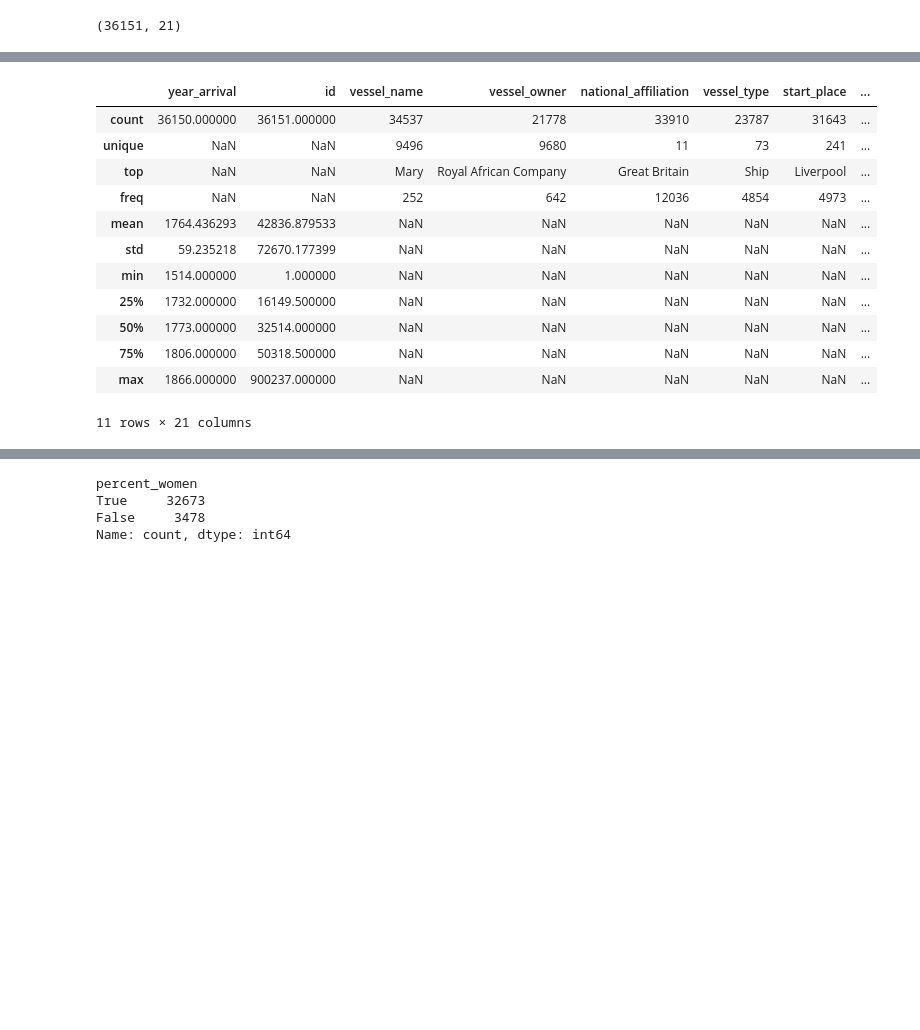
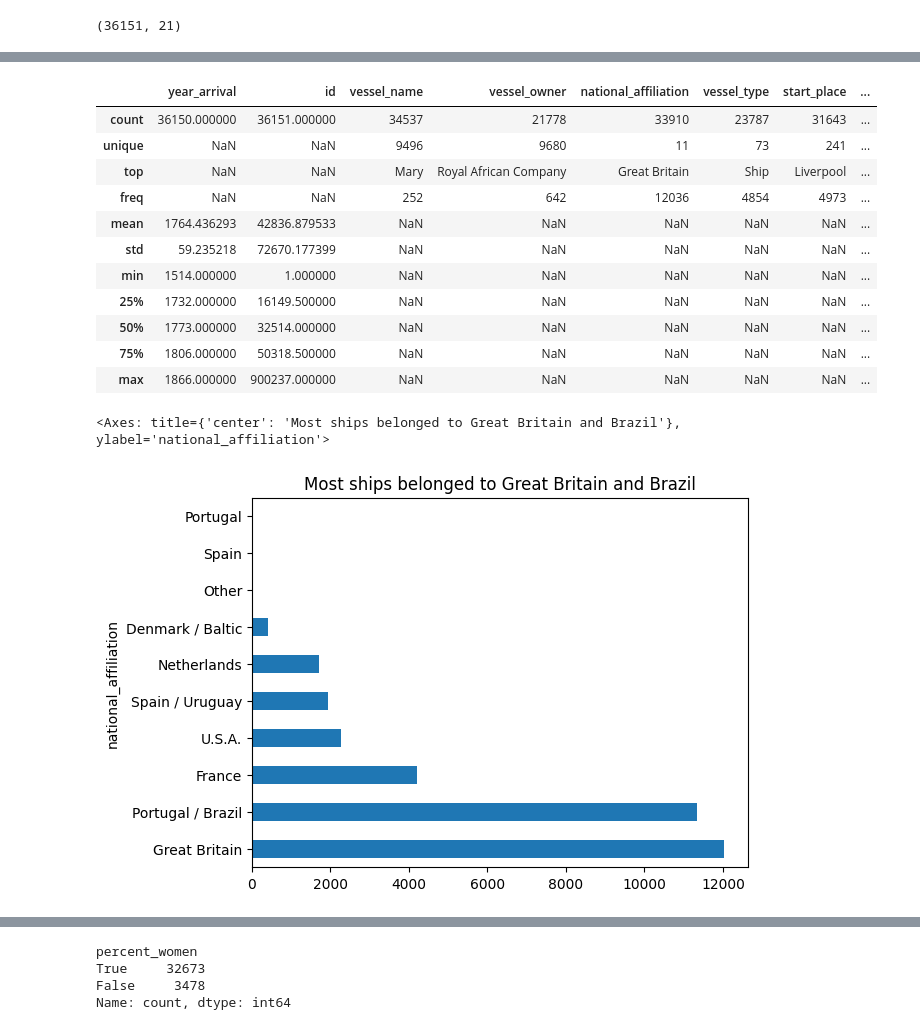
Before and after one commit to culturan/trans-atlantic-slave-trade, a Jupyter notebook: notebook.ipynb, the cells around one changed output, grey strips where cells are left out. Drawn from its saved outputs; the diff is of its cells as text; code cells hidden in the pictures; blank space fills up the shorter version.

```diff
--- a/notebook.ipynb
+++ b/notebook.ipynb
@@ -85,0 +91,6 @@ Index(['year_arrival', 'id', 'vessel_name', 'vessel_owner',
+# %%
+df = df.drop(columns=[
+    'alternative_id',
+    'captives_arrived',
+    'crossing_duration'
+    ])
@@ -98,4 +129,13 @@ df.describe(include='all')
 | 50% | 1773.000000 | 32514.000000 | NaN | NaN | NaN | NaN | NaN | ... |
 | 75% | 1806.000000 | 50318.500000 | NaN | NaN | NaN | NaN | NaN | ... |
 | max | 1866.000000 | 900237.000000 | NaN | NaN | NaN | NaN | NaN | ... |
-11 rows × 21 columns
+# %%
+df['national_affiliation']\
+    .value_counts()[:10]\
+    .plot(
+        kind='barh',
+        title='Most ships belonged to Great Britain and Brazil'
+    )
+# %% [output]
+<Axes: title={'center': 'Most ships belonged to Great Britain and Brazil'}, ylabel='national_affiliation'>
+[figure, added]
```
Also changed, not shown: parts of 21 cells of this notebook.
